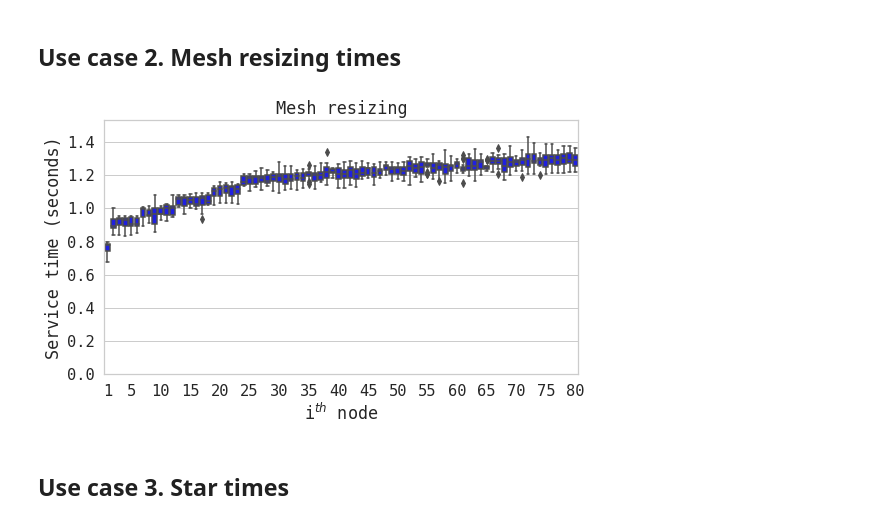
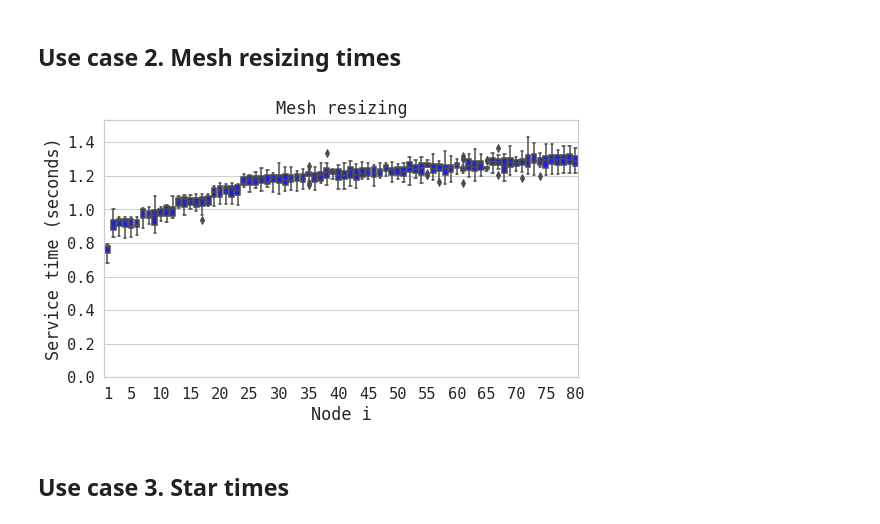
Before and after one commit to javier-pg/sysrepo-cfgssl, a Jupyter notebook: experimental_data/performance_analysis.ipynb, the cells around one changed output. Saved outputs shown, nothing was run; the diff lists cells and outputs as text; code cells hidden in the pictures.

```diff
--- a/experimental_data/performance_analysis.ipynb
+++ b/experimental_data/performance_analysis.ipynb
@@ -71,24 +71,24 @@ times.ith_node = times.ith_node+1
 # %%
 fig, ax = plt.subplots(1,1,figsize=(8,5))
 ax = sns.boxplot(x="ith_node",
             y="service_time",
             data=times,
             color = 'blue',
             ax=ax)
 
 ax.set_title('Mesh resizing')
 ax.set_ylabel('Service time (seconds)')
-ax.set_xlabel('i$^{th}$ node')
+ax.set_xlabel('Node i')
 
 loc = plticker.MultipleLocator(5)
 ax.xaxis.set_major_locator(plticker.FixedLocator([0]+list(range(4,80,5))))
 
 ax.set_ylim(0,max(times.service_time)+0.1)
 
 plt.tight_layout()
 plt.savefig("mesh_resizing.pdf")
 # %% [output]
-[figure, old version]
+[figure, new version]
 # %% [markdown]
 ## Use case 3. Star times
 # %%
```
Also changed, not shown: parts of 1 cell of this notebook.
